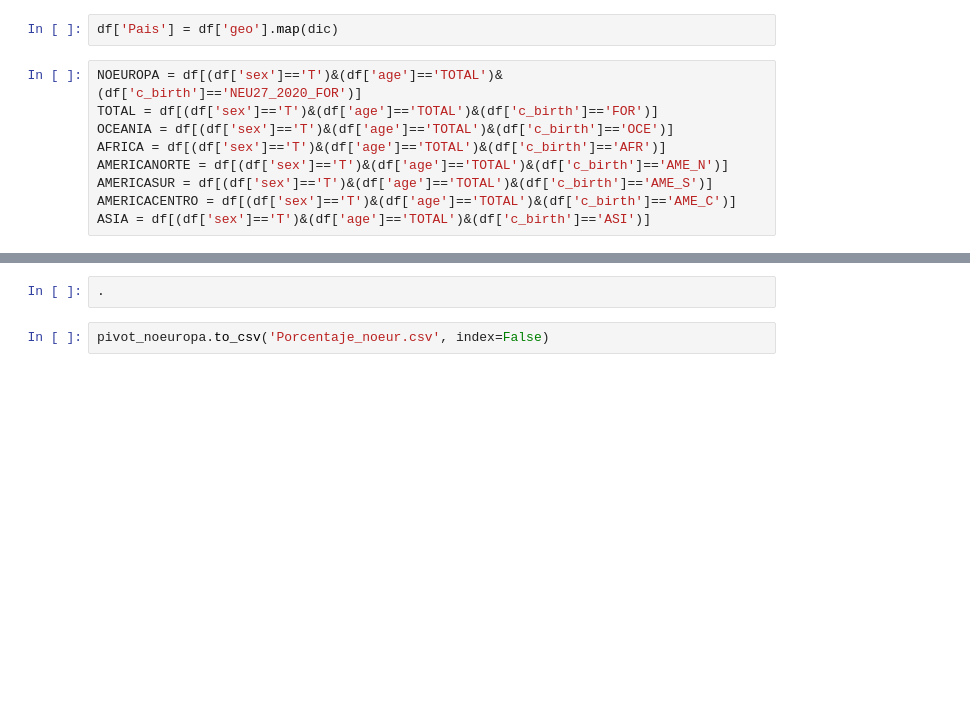
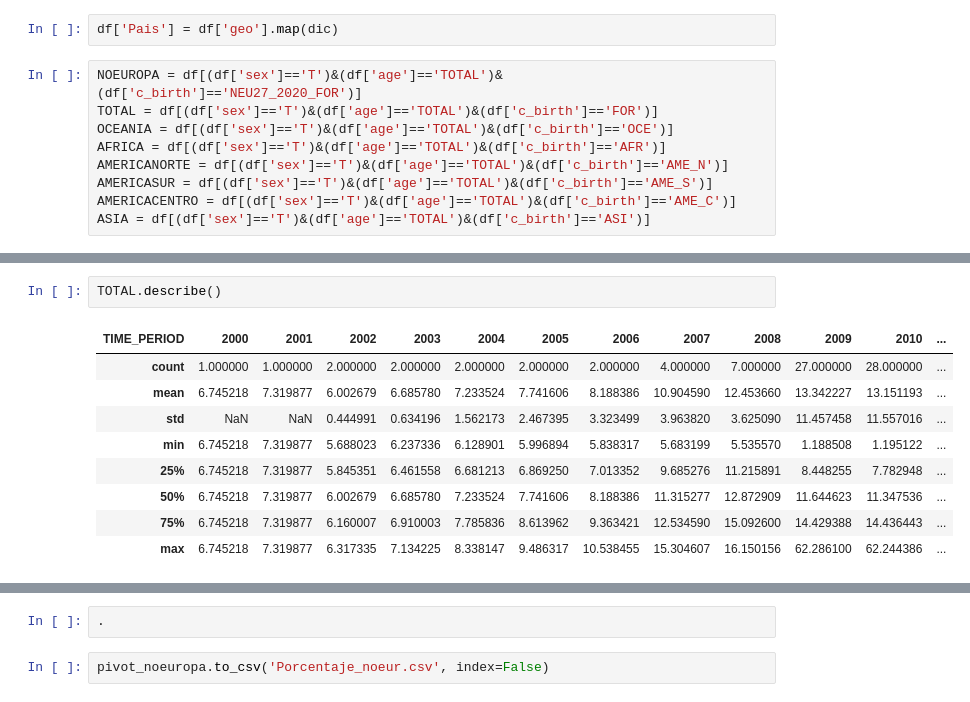
Before and after one commit to Gbau11/Inmigracion, a Jupyter notebook: code/Inmigracion.ipynb, the cells around one changed output, grey strips where cells are left out. Cells and saved outputs as stored; diff of their text form; blank space fills up the shorter version.

```diff
--- a/code/Inmigracion.ipynb
+++ b/code/Inmigracion.ipynb
@@ -178,0 +151,12 @@ pivot
+# %%
+TOTAL.describe()
+# %% [output]
+| TIME_PERIOD | 2000 | 2001 | 2002 | 2003 | 2004 | 2005 | 2006 | 2007 | 2008 | 2009 | 2010 | ... |
+| count | 1.000000 | 1.000000 | 2.000000 | 2.000000 | 2.000000 | 2.000000 | 2.000000 | 4.000000 | 7.000000 | 27.000000 | 28.000000 | ... |
+| mean | 6.745218 | 7.319877 | 6.002679 | 6.685780 | 7.233524 | 7.741606 | 8.188386 | 10.904590 | 12.453660 | 13.342227 | 13.151193 | ... |
+| std | NaN | NaN | 0.444991 | 0.634196 | 1.562173 | 2.467395 | 3.323499 | 3.963820 | 3.625090 | 11.457458 | 11.557016 | ... |
+| min | 6.745218 | 7.319877 | 5.688023 | 6.237336 | 6.128901 | 5.996894 | 5.838317 | 5.683199 | 5.535570 | 1.188508 | 1.195122 | ... |
+| 25% | 6.745218 | 7.319877 | 5.845351 | 6.461558 | 6.681213 | 6.869250 | 7.013352 | 9.685276 | 11.215891 | 8.448255 | 7.782948 | ... |
+| 50% | 6.745218 | 7.319877 | 6.002679 | 6.685780 | 7.233524 | 7.741606 | 8.188386 | 11.315277 | 12.872909 | 11.644623 | 11.347536 | ... |
+| 75% | 6.745218 | 7.319877 | 6.160007 | 6.910003 | 7.785836 | 8.613962 | 9.363421 | 12.534590 | 15.092600 | 14.429388 | 14.436443 | ... |
+| max | 6.745218 | 7.319877 | 6.317335 | 7.134225 | 8.338147 | 9.486317 | 10.538455 | 15.304607 | 16.150156 | 62.286100 | 62.244386 | ... |
```
Also changed, not shown: parts of 38 cells of this notebook, 1 other file.
